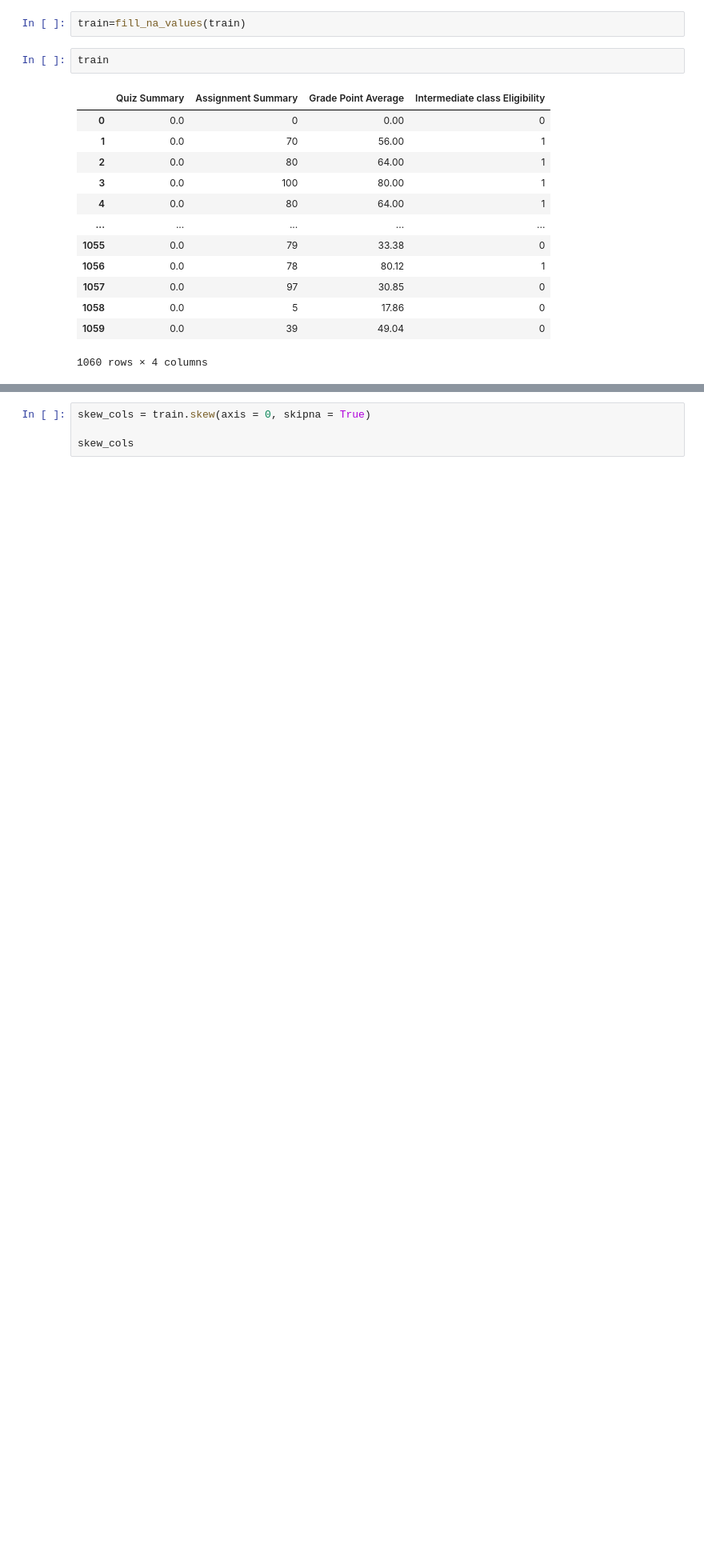
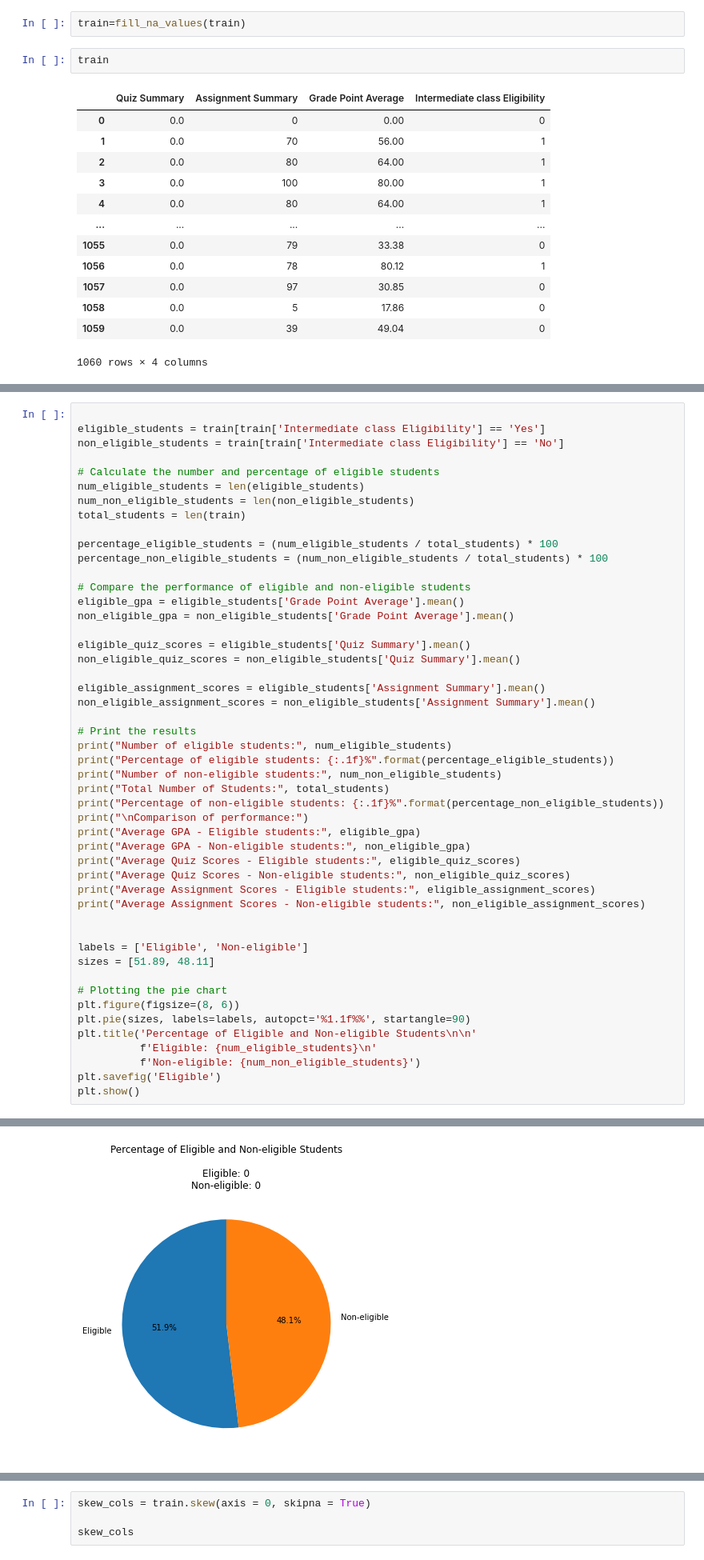
Before and after one commit to Tinauyateide/My_Machine_learning_projects, a Jupyter notebook: Struten_courses.ipynb, the cells around one changed output, grey strips where cells are left out. Shown: that part at 80% size. Saved outputs shown, nothing was run; the diff lists cells and outputs as text; blank space fills up the shorter version.

```diff
--- a/Struten_courses.ipynb
+++ b/Struten_courses.ipynb
@@ -238,0 +288,50 @@ By exploring these columns, we can build a model that predicts a student's eligi
+# %%
+
+eligible_students = train[train['Intermediate class Eligibility'] == 'Yes']
+non_eligible_students = train[train['Intermediate class Eligibility'] == 'No']
+
+# Calculate the number and percentage of eligible students
+num_eligible_students = len(eligible_students)
+num_non_eligible_students = len(non_eligible_students)
+total_students = len(train)
+
+percentage_eligible_students = (num_eligible_students / total_students) * 100
+percentage_non_eligible_students = (num_non_eligible_students / total_students) * 100
+
+# Compare the performance of eligible and non-eligible students
+eligible_gpa = eligible_students['Grade Point Average'].mean()
+non_eligible_gpa = non_eligible_students['Grade Point Average'].mean()
+
+eligible_quiz_scores = eligible_students['Quiz Summary'].mean()
+non_eligible_quiz_scores = non_eligible_students['Quiz Summary'].mean()
+
+eligible_assignment_scores = eligible_students['Assignment Summary'].mean()
+non_eligible_assignment_scores = non_eligible_students['Assignment Summary'].mean()
+
+# Print the results
+print("Number of eligible students:", num_eligible_students)
+print("Percentage of eligible students: {:.1f}%".format(percentage_eligible_students))
+print("Number of non-eligible students:", num_non_eligible_students)
+print("Total Number of Students:", total_students)
+print("Percentage of non-eligible students: {:.1f}%".format(percentage_non_eligible_students))
+print("\nComparison of performance:")
+print("Average GPA - Eligible students:", eligible_gpa)
+print("Average GPA - Non-eligible students:", non_eligible_gpa)
+print("Average Quiz Scores - Eligible students:", eligible_quiz_scores)
+print("Average Quiz Scores - Non-eligible students:", non_eligible_quiz_scores)
+print("Average Assignment Scores - Eligible students:", eligible_assignment_scores)
+print("Average Assignment Scores - Non-eligible students:", non_eligible_assignment_scores)
+
+
+labels = ['Eligible', 'Non-eligible']
+sizes = [51.89, 48.11]
+
+# Plotting the pie chart
+plt.figure(figsize=(8, 6))
+plt.pie(sizes, labels=labels, autopct='%1.1f%%', startangle=90)
+plt.title('Percentage of Eligible and Non-eligible Students\n\n'
+          f'Eligible: {num_eligible_students}\n'
+          f'Non-eligible: {num_non_eligible_students}')
+plt.savefig('Eligible')
+plt.show()
+# %% [output]
@@ -238,0 +351 @@ By exploring these columns, we can build a model that predicts a student's eligi
+[figure, added]
```
Also changed, not shown: parts of 21 cells of this notebook, 10 other files.
